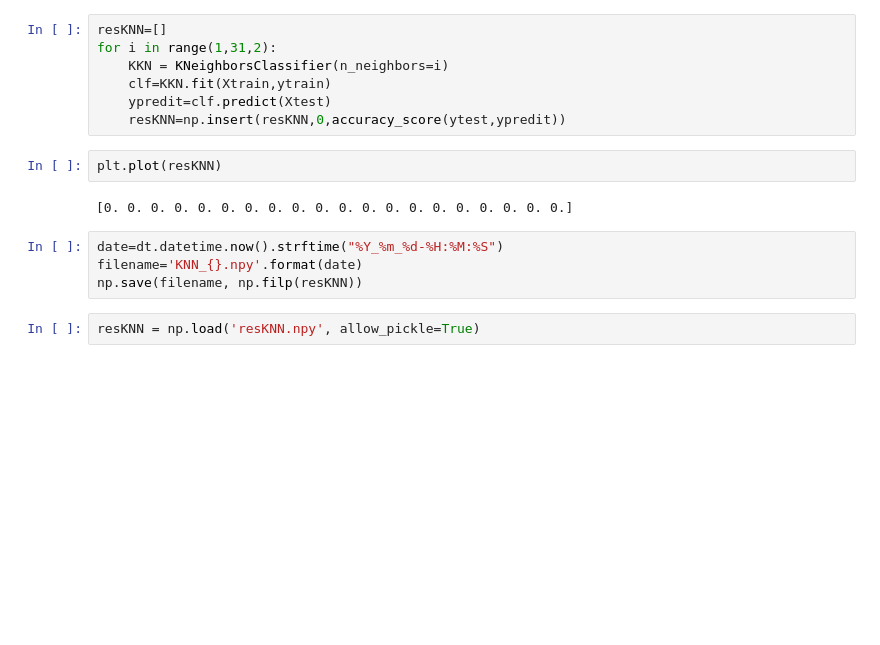
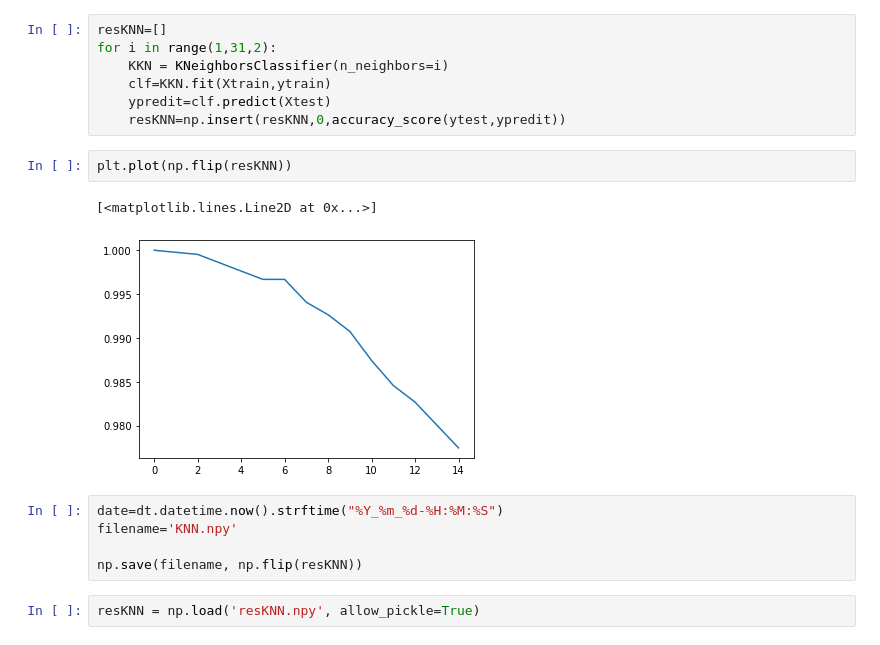
Before and after one commit to flomSStaar/IA-FruitRecognition, a Jupyter notebook: Fruit recognition.ipynb, the cells around one changed output. Drawn from its saved outputs; the diff is of its cells as text; blank space fills up the shorter version.

```diff
--- a/Fruit recognition.ipynb
+++ b/Fruit recognition.ipynb
@@ -139,13 +139,15 @@ for i in range(1,31,2):
     ypredit=clf.predict(Xtest)
     resKNN=np.insert(resKNN,0,accuracy_score(ytest,ypredit))
 # %%
-plt.plot(resKNN)
+plt.plot(np.flip(resKNN))
 # %% [output]
-[0. 0. 0. 0. 0. 0. 0. 0. 0. 0. 0. 0. 0. 0. 0. 0. 0. 0. 0. 0.]
+[<matplotlib.lines.Line2D at 0x...>]
+[figure, added]
 # %%
 date=dt.datetime.now().strftime("%Y_%m_%d-%H:%M:%S")
-filename='KNN_{}.npy'.format(date)
-np.save(filename, np.filp(resKNN))
+filename='KNN.npy'
+
+np.save(filename, np.flip(resKNN))
 # %%
 resKNN = np.load('resKNN.npy', allow_pickle=True)
 # %%
```
Also changed, not shown: parts of 9 cells of this notebook, 2 other files.
